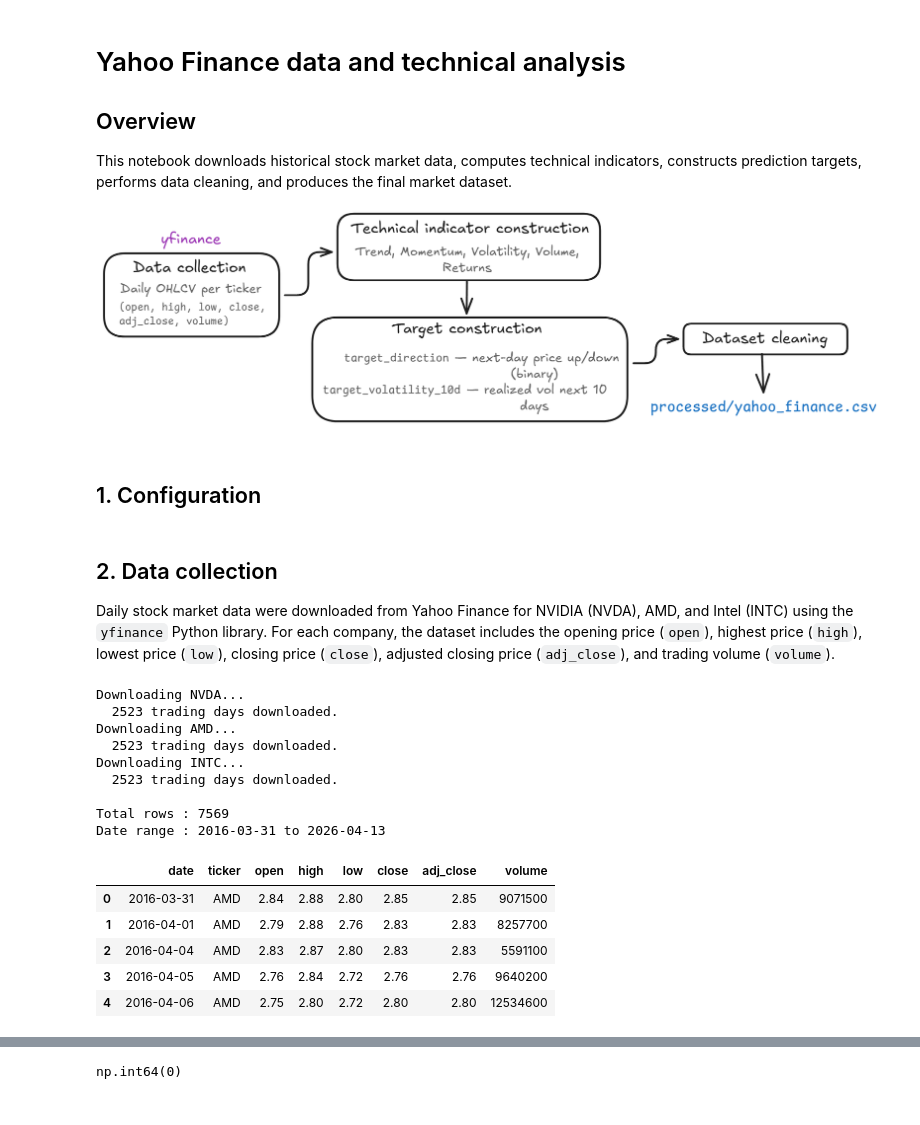
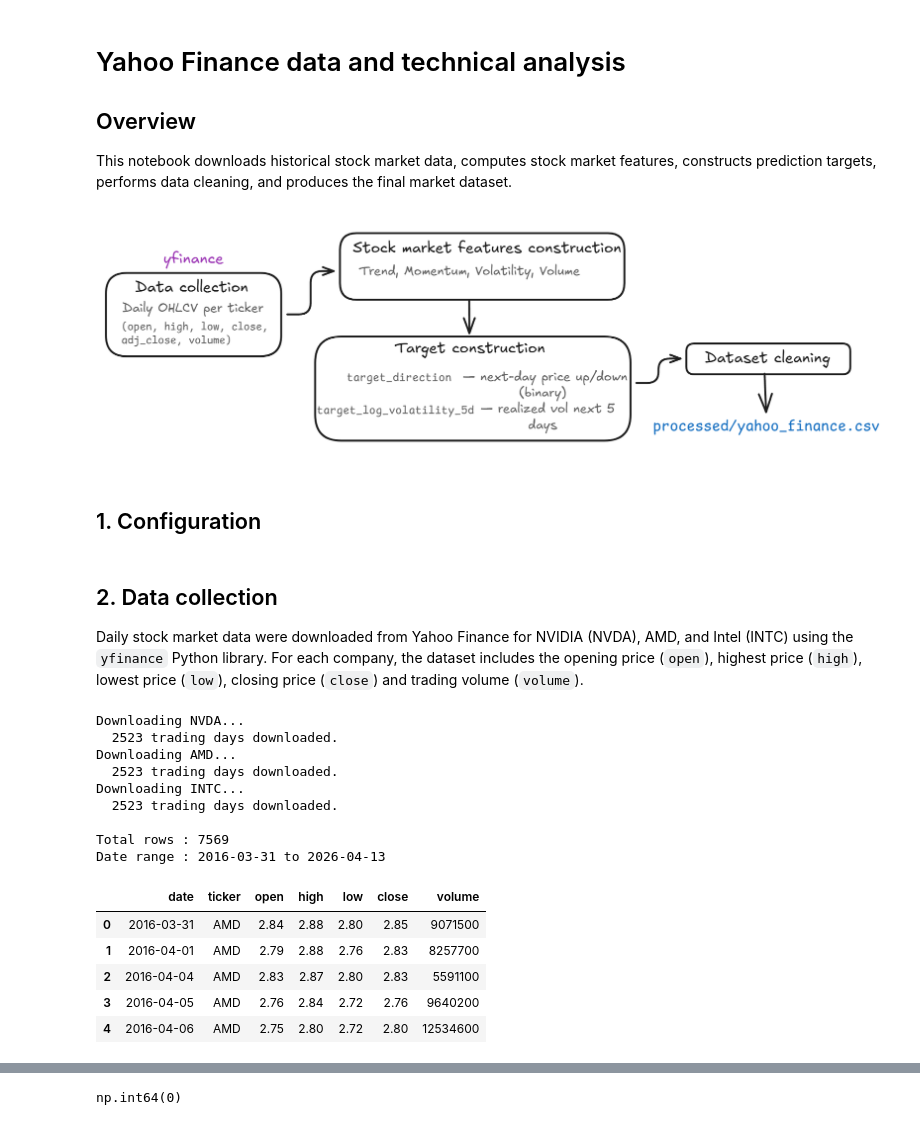
Before and after one commit to gaga1307/nlp_stock_market, a Jupyter notebook: 03_yahoo_finance_and_technical_analysis.ipynb, the cells around one changed output, grey strips where cells are left out. Drawn from its saved outputs; the diff is of its cells as text; code cells hidden in the pictures.

Commit message:
fix: improve and clean function

```diff
--- a/03_yahoo_finance_and_technical_analysis.ipynb
+++ b/03_yahoo_finance_and_technical_analysis.ipynb
@@ -2,9 +2,9 @@
 # Yahoo Finance data and technical analysis
 
 ## Overview
-This notebook downloads historical stock market data, computes technical indicators, constructs prediction targets, performs data cleaning, and produces the final market dataset.
+This notebook downloads historical stock market data, computes stock market features, constructs prediction targets, performs data cleaning, and produces the final market dataset.
 
-![image.png](attachment:image.png)
+![image-2.png](attachment:image-2.png)
 # %% [markdown]
 ## 1. Configuration
 # %%
@@ -28,7 +28,7 @@ os.makedirs(OUTPUT_DIR, exist_ok=True)
 # %% [markdown]
 ## 2. Data collection
 
-Daily stock market data were downloaded from Yahoo Finance for NVIDIA (NVDA), AMD, and Intel (INTC) using the `yfinance` Python library. For each company, the dataset includes the opening price (`open`), highest price (`high`), lowest price (`low`), closing price (`close`), adjusted closing price (`adj_close`), and trading volume (`volume`).
+Daily stock market data were downloaded from Yahoo Finance for NVIDIA (NVDA), AMD, and Intel (INTC) using the `yfinance` Python library. For each company, the dataset includes the opening price (`open`), highest price (`high`), lowest price (`low`), closing price (`close`) and trading volume (`volume`).
 # %%
 def download_price_data(tickers: list[str], start: str, end: str) -> pd.DataFrame:
     """
@@ -41,13 +41,13 @@ def download_price_data(tickers: list[str], start: str, end: str) -> pd.DataFram
 
     Returns:
         DataFrame with columns: date, ticker, open, high, low,
-        close, adj_close, volume.
+        close, volume.
     """
     all_data = []
 
     for ticker in tickers:
         print(f"Downloading {ticker}...")
-        raw = yf.download(ticker, start=start, end=end, auto_adjust=False, progress=False)
+        raw = yf.download(ticker, start=start, end=end, auto_adjust=True, progress=False)
 
         if raw.empty:
             print(f"  No data returned for {ticker}.")
@@ -55,40 +55,38 @@ def download_price_data(tickers: list[str], start: str, end: str) -> pd.DataFram
 
         raw = raw.reset_index()
         raw.columns = [col[0].lower() if isinstance(col, tuple) else col.lower()
                        for col in raw.columns]
 
-        raw = raw.rename(columns={"adj close": "adj_close"})
         raw["ticker"] = ticker
         raw["date"]   = pd.to_datetime(raw["date"]).dt.date
 
-        all_data.append(raw[["date", "ticker", "open", "high", "low",
-                              "close", "adj_close", "volume"]])
+        all_data.append(raw[["date", "ticker", "open", "high", "low","close", "volume"]])
         print(f"  {len(raw)} trading days downloaded.")
 
     df = pd.concat(all_data, ignore_index=True)
     df = df.sort_values(["ticker", "date"]).reset_index(drop=True)
     return df
 
 
 df_prices = download_price_data(TICKERS, START_DATE, END_DATE)
 
 print(f"\nTotal rows : {len(df_prices)}")
 print(f"Date range : {df_prices['date'].min()} to {df_prices['date'].max()}")
 df_prices.head()
 # %% [output]
 Downloading NVDA...
   2523 trading days downloaded.
 Downloading AMD...
   2523 trading days downloaded.
 Downloading INTC...
   2523 trading days downloaded.
 
 Total rows : 7569
 Date range : 2016-03-31 to 2026-04-13
-|  | date | ticker | open | high | low | close | adj_close | volume |
-| 0 | 2016-03-31 | AMD | 2.84 | 2.88 | 2.80 | 2.85 | 2.85 | 9071500 |
-| 1 | 2016-04-01 | AMD | 2.79 | 2.88 | 2.76 | 2.83 | 2.83 | 8257700 |
-| 2 | 2016-04-04 | AMD | 2.83 | 2.87 | 2.80 | 2.83 | 2.83 | 5591100 |
-| 3 | 2016-04-05 | AMD | 2.76 | 2.84 | 2.72 | 2.76 | 2.76 | 9640200 |
-| 4 | 2016-04-06 | AMD | 2.75 | 2.80 | 2.72 | 2.80 | 2.80 | 12534600 |
+|  | date | ticker | open | high | low | close | volume |
+| 0 | 2016-03-31 | AMD | 2.84 | 2.88 | 2.80 | 2.85 | 9071500 |
+| 1 | 2016-04-01 | AMD | 2.79 | 2.88 | 2.76 | 2.83 | 8257700 |
+| 2 | 2016-04-04 | AMD | 2.83 | 2.87 | 2.80 | 2.83 | 5591100 |
+| 3 | 2016-04-05 | AMD | 2.76 | 2.84 | 2.72 | 2.76 | 9640200 |
+| 4 | 2016-04-06 | AMD | 2.75 | 2.80 | 2.72 | 2.80 | 12534600 |
 # %% [markdown]
```
Also changed, not shown: parts of 27 cells of this notebook, 6 other files.
